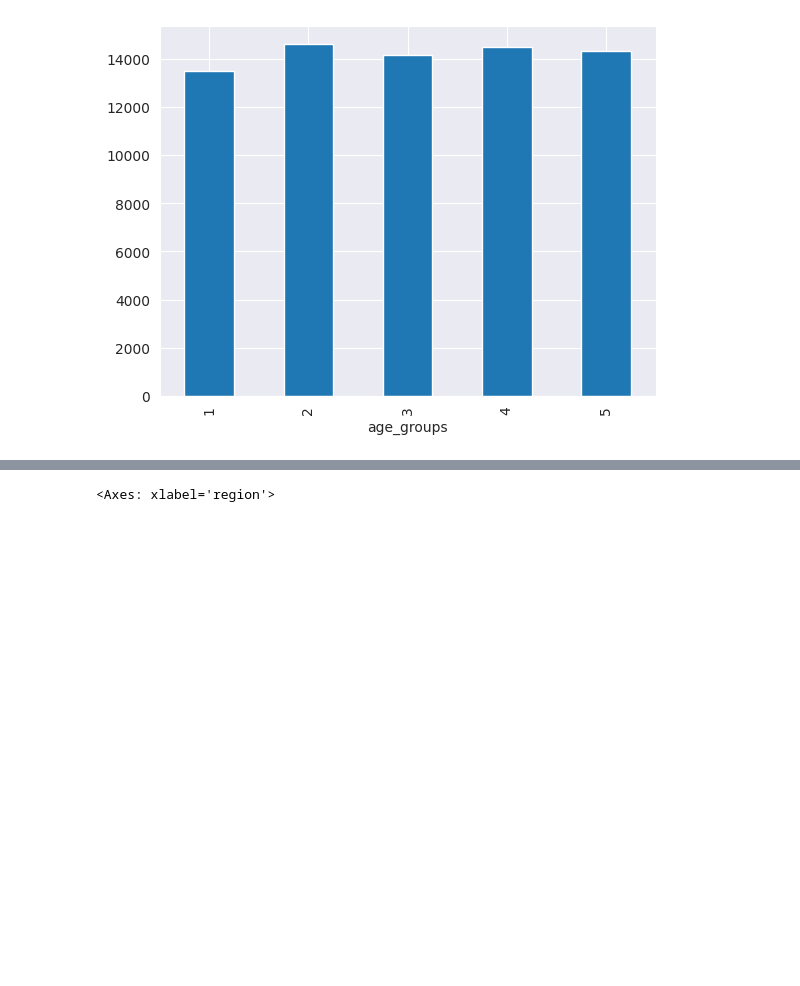
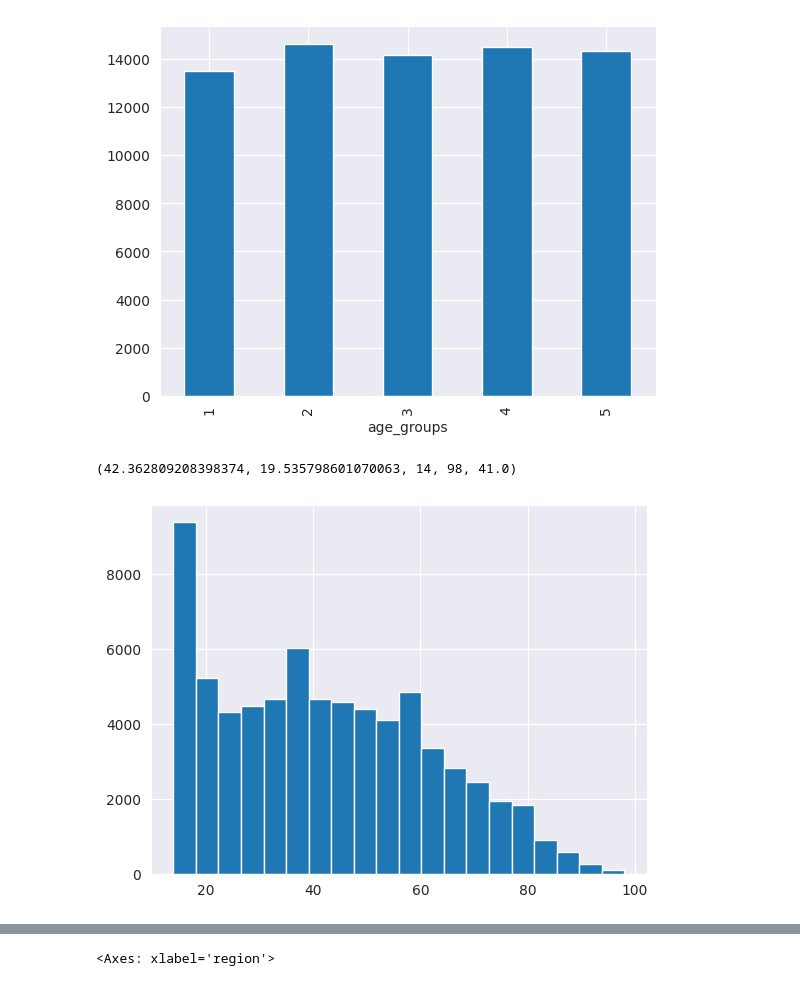
Before and after one commit to jjdelc/MsC-stats-dissertation, a Jupyter notebook: project/workbooks/joins.ipynb, the cells around one changed output, grey strips where cells are left out. Saved outputs shown, nothing was run; the diff lists cells and outputs as text; code cells hidden in the pictures; blank space fills up the shorter version.

```diff
--- a/project/workbooks/joins.ipynb
+++ b/project/workbooks/joins.ipynb
@@ -500,3 +464,13 @@ np.average(age_col), np.std(age_col), np.min(age_col), np.max(age_col), age_quan
  98.0,
  {0.2: 22.0, 0.4: 35.0, 0.6: 47.0, 0.8: 61.0})
 [figure]
+# %%
+age_col = inputs["age"]
+bins = [10 + i*10 for i in range(10)]
+binned_age = pd.cut(age_col, bins).value_counts()
+plt.hist(age_col, bins=20)
+np.average(age_col), np.std(age_col), np.min(age_col), np.max(age_col), np.median(age_col)
+# pd.DataFrame(binned_age)
+# %% [output]
+(42.362809208398374, 19.535798601070063, 14, 98, 41.0)
+[figure, added]
```
Also changed, not shown: parts of 31 cells of this notebook, 2 other files.
